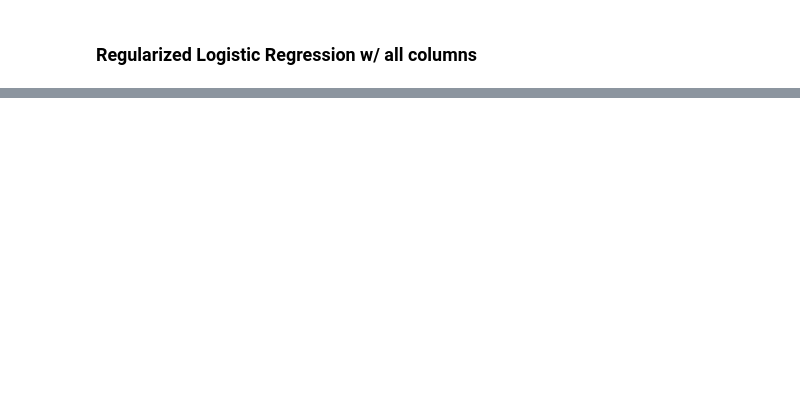
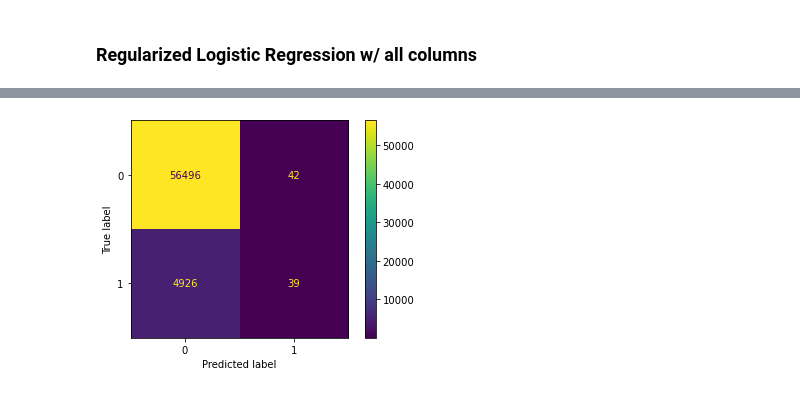
Before and after one commit to jdklein513/final-project-HCDR, a Jupyter notebook: code/Group9_Phase1_Modeling.ipynb, the cells around one changed output, grey strips where cells are left out. Cells and saved outputs as stored; diff of their text form; code cells hidden in the pictures; blank space fills up the shorter version.

```diff
--- a/code/Group9_Phase1_Modeling.ipynb
+++ b/code/Group9_Phase1_Modeling.ipynb
@@ -796,0 +718,18 @@ feature_importances.head(50)
+# %%
+# generate the pipeline
+loan_logistic_pipeline = Pipeline([
+    ("features_adder", LoanFeatureAdder()),
+    ("preparation", data_pipeline),
+    ("logistic", LogisticRegression(penalty='elasticnet', solver='saga'))
+])
+
+# set up cross validation grid search
+loan_logistic_grid_search = GridSearchCV(loan_logistic_pipeline,
+                                    param_grid=logistic_params,
+                                    scoring='roc_auc',
+                                    cv=5,
+                                    n_jobs=-1,
+                                    verbose=True)
+
+# grid search on training data
+loan_logistic_grid_search.fit(x_sample_10, y_sample_10)
@@ -865,0 +1170,18 @@ results
+# %%
+# fit best estimator on entire training data
+loan_logistic_clf = loan_logistic_grid_search.best_estimator_.fit(x_train, y_train)
+
+# generate predictions on test data
+loan_logistic_predictions = loan_logistic_clf.predict(x_test)
+
+# calculate score on test predictions
+loan_logistic_test_score = accuracy_score(y_test, loan_logistic_predictions)
+
+# calculate roc_auc score on test predictions
+loan_logistic_test_roc_score = roc_auc_score(y_test, loan_logistic_clf.predict_proba(x_test)[:, 1])
+
+# calculate classification report on test predictions
+loan_logistic_test_classification_report = classification_report(y_test, loan_logistic_predictions)
+
+# calculate confusion matrix on test predictions
+loan_logistic_test_confusion_matrix = confusion_matrix(y_test, loan_logistic_predictions)
@@ -865,0 +1200,6 @@ results
+# %%
+# plot confusion matrix
+plot_confusion_matrix(loan_logistic_clf, x_test, y_test)
+plt.show()
+# %% [output]
+[figure, added]
```
Also changed, not shown: parts of 151 cells of this notebook, 6 other files.
